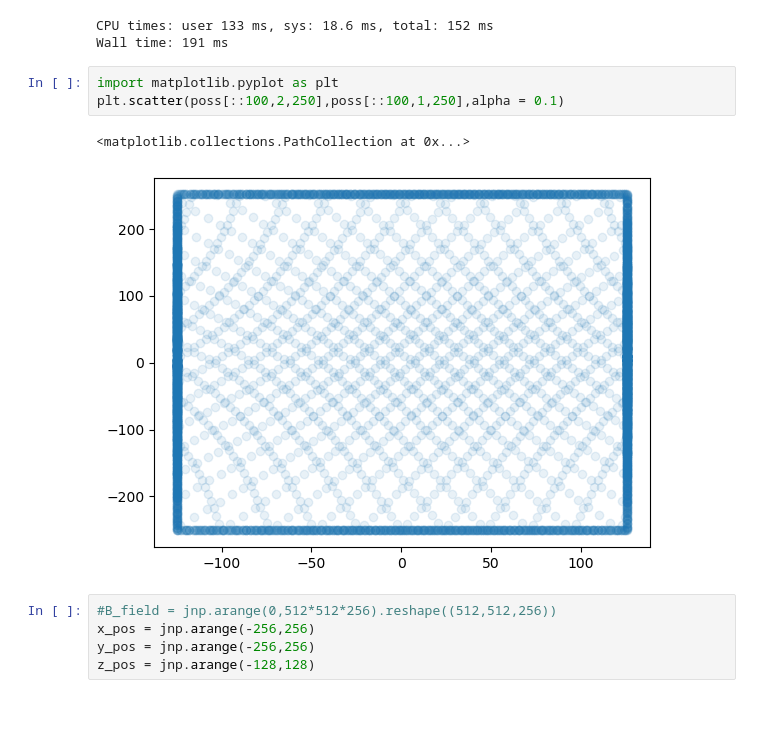
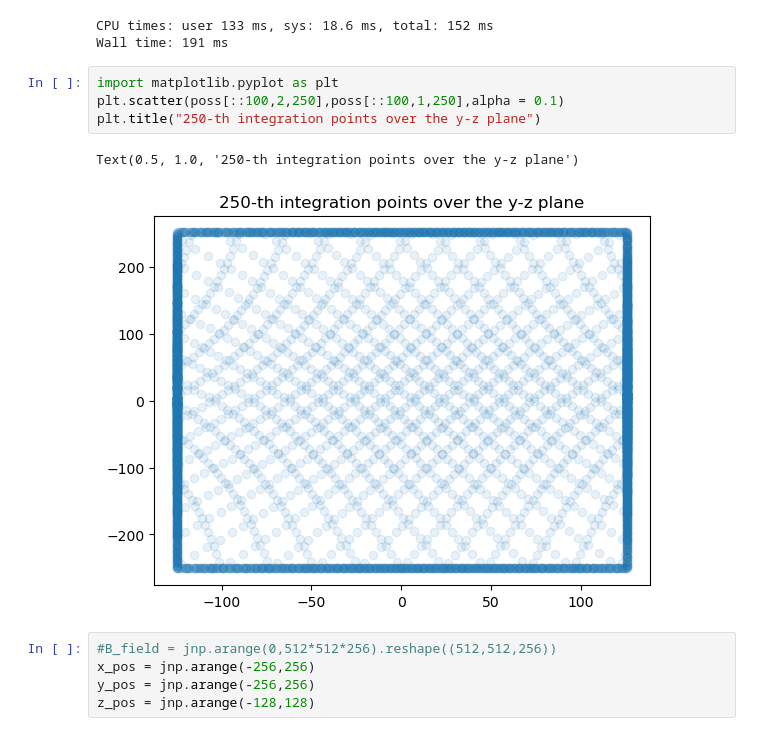
Before and after one commit to dkn16/Synax, a Jupyter notebook: examples/integration.ipynb, the cells around one changed output. Saved outputs shown, nothing was run; the diff lists cells and outputs as text; blank space fills up the shorter version.

```diff
--- a/examples/test.ipynb
+++ b/examples/integration.ipynb
@@ -54,9 +54,10 @@ Wall time: 191 ms
 # %%
 import matplotlib.pyplot as plt
 plt.scatter(poss[::100,2,250],poss[::100,1,250],alpha = 0.1)
+plt.title("250-th integration points over the y-z plane")
 # %% [output]
-<matplotlib.collections.PathCollection at 0x...>
+Text(0.5, 1.0, '250-th integration points over the y-z plane')
-[figure, old version]
+[figure, new version]
 # %%
 #B_field = jnp.arange(0,512*512*256).reshape((512,512,256))
 x_pos = jnp.arange(-256,256)
```
Also changed, not shown: parts of 4 cells of this notebook, 2 other files.
